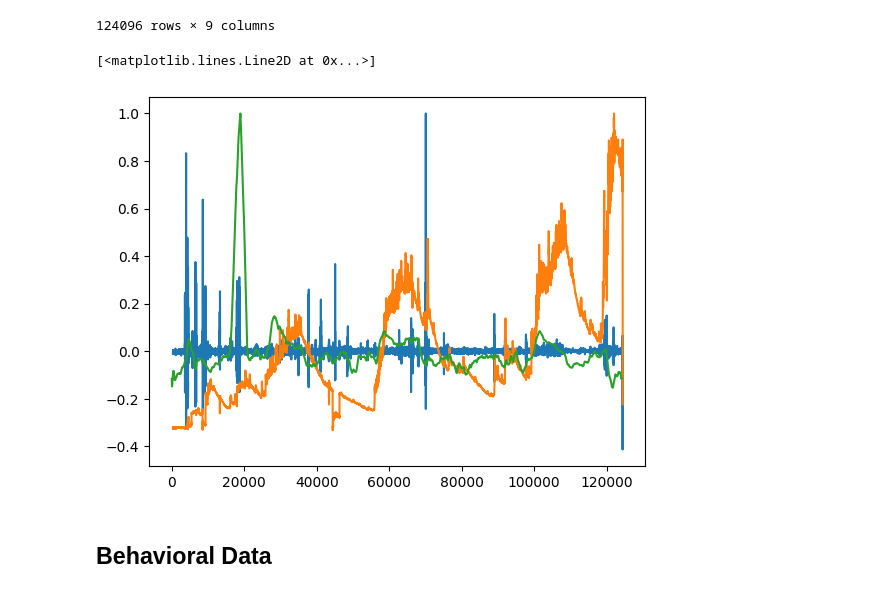
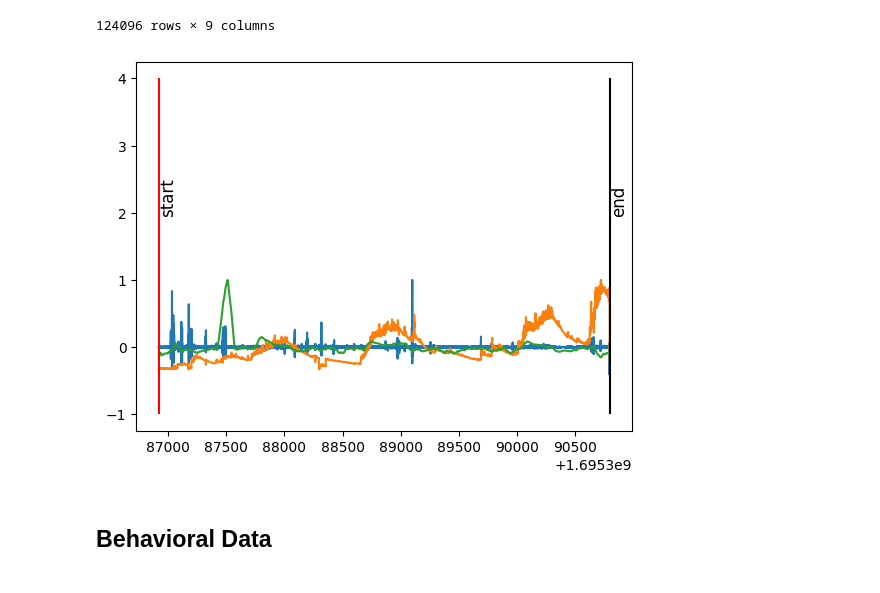
Before and after one commit to saifhanjra/tester_sony_digirelax, a Jupyter notebook: scripts/manipulating_datetime.ipynb, the cells around one changed output. Drawn from its saved outputs; the diff is of its cells as text; code cells hidden in the pictures.

```diff
--- a/scripts/manipulating_datetime.ipynb
+++ b/scripts/manipulating_datetime.ipynb
@@ -215,16 +215,23 @@ acc_df_sliced_synced
 # %%
 fsz = 26
 fsz_fig= 32
 fig, ax = plt.subplots()
 
 ##---------------------------------------------
 
-ax.plot(acc_df_sliced_synced["mean_norm"])
-ax.plot(eda_df_sliced_synced["mean_norm"])
-ax.plot(hr_df_sliced_synced["mean_norm"])
+ax.plot(acc_df_sliced_synced["timestamps"], acc_df_sliced_synced["mean_norm"])
+ax.plot(eda_df_sliced_synced["timestamps"], eda_df_sliced_synced["mean_norm"])
+ax.plot(hr_df_sliced_synced["timestamps"],hr_df_sliced_synced["mean_norm"])
+
+ax.vlines(acc_df_sliced_synced["timestamps"].values[0], ymin=-1, ymax=4, color = 'red')
+ax.text(x= acc_df_sliced_synced["timestamps"].values[0], y= 2, s="start", rotation = 90, fontsize = 12)
+
+ax.vlines(acc_df_sliced_synced["timestamps"].values[-1], ymin=-1, ymax=4, color = 'black')
+ax.text(x= acc_df_sliced_synced["timestamps"].values[-1], y= 2, s="end", rotation = 90, fontsize = 12)
+
+plt.show()
 # %% [output]
-[<matplotlib.lines.Line2D at 0x...>]
-[figure, old version]
+[figure, new version]
 # %% [markdown]
 ## Behavioral Data
 # %%
```
Also changed, not shown: parts of 9 cells of this notebook.
